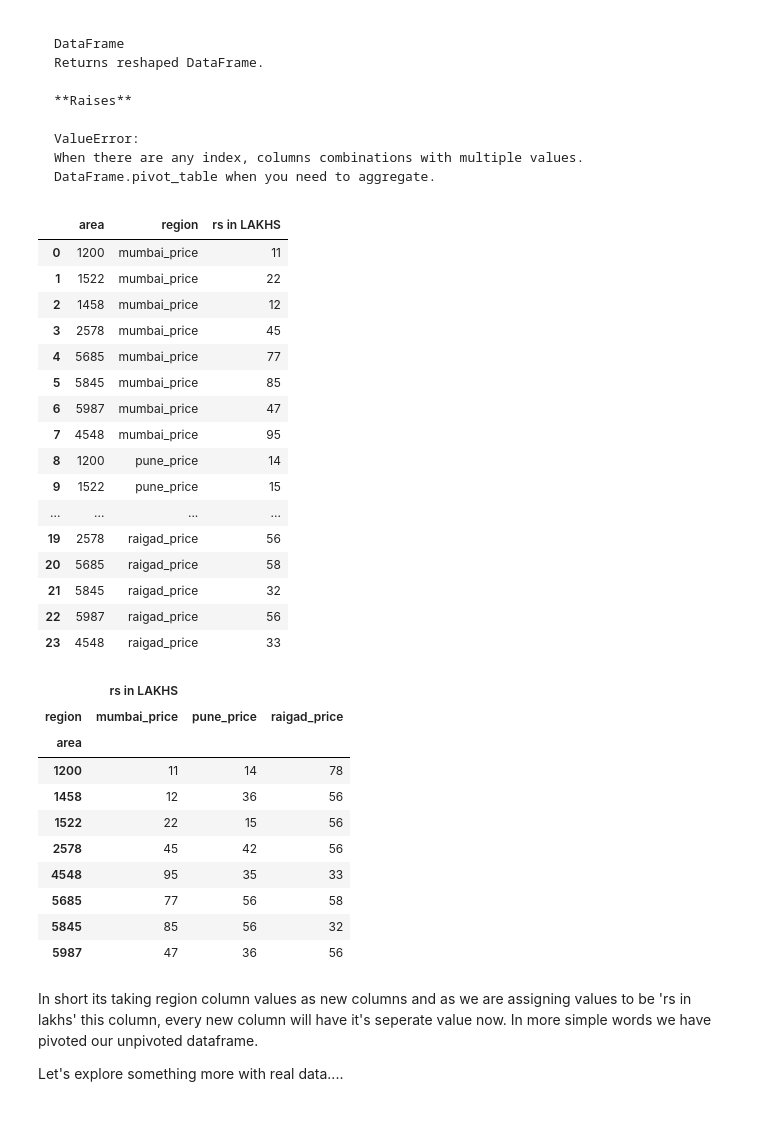
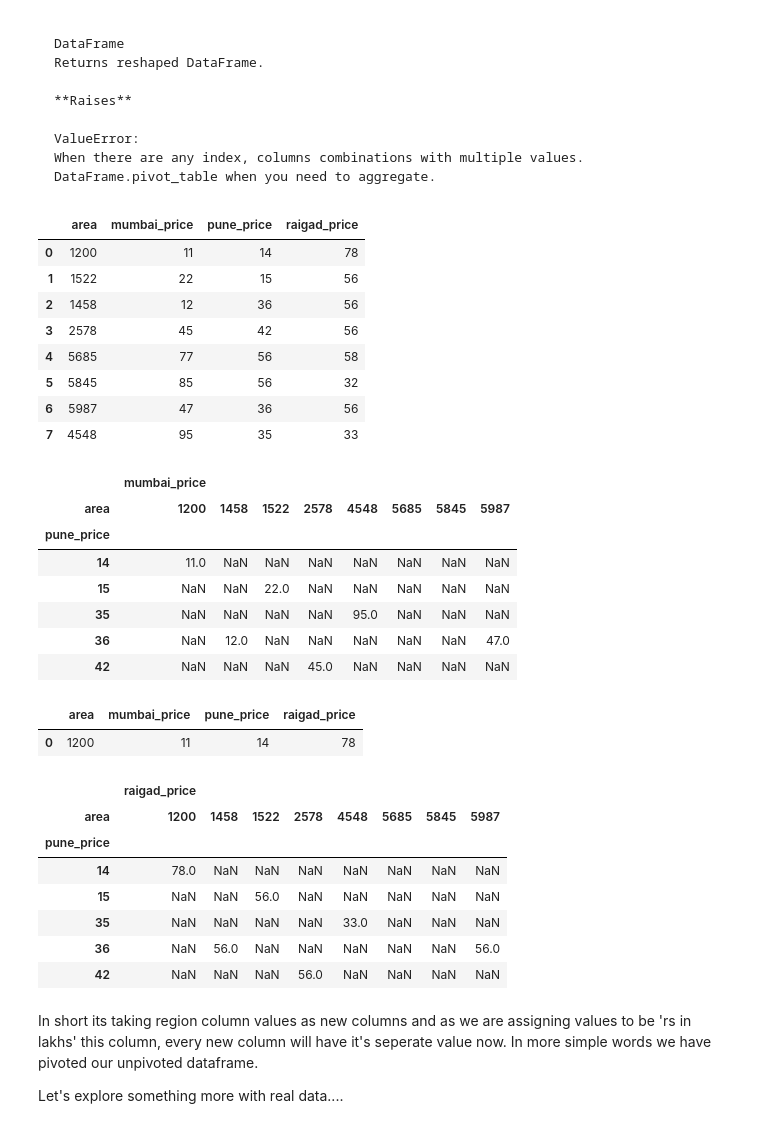
Before and after one commit to Aum-Patel1234/Machine-Learning, a Jupyter notebook: basics/PandasIntroduction.ipynb, the cells around one changed output. Cells and saved outputs as stored; diff of their text form; code cells hidden in the pictures.

Commit message:
started learning nupy and pandas..

````diff
--- a/basics/PandasIntroduction.ipynb
+++ b/basics/PandasIntroduction.ipynb
@@ -1279,43 +1298,59 @@ Returns reshaped DataFrame.
 ValueError:
 When there are any index, columns combinations with multiple values. DataFrame.pivot_table when you need to aggregate.
 ```
-# %%
-df
-# %% [output]
-|  | area | region | rs in LAKHS |
-| 0 | 1200 | mumbai_price | 11 |
-| 1 | 1522 | mumbai_price | 22 |
-| 2 | 1458 | mumbai_price | 12 |
-| 3 | 2578 | mumbai_price | 45 |
-| 4 | 5685 | mumbai_price | 77 |
-| 5 | 5845 | mumbai_price | 85 |
-| 6 | 5987 | mumbai_price | 47 |
-| 7 | 4548 | mumbai_price | 95 |
-| 8 | 1200 | pune_price | 14 |
-| 9 | 1522 | pune_price | 15 |
-| ... | ... | ... | ... |
-| 19 | 2578 | raigad_price | 56 |
-| 20 | 5685 | raigad_price | 58 |
-| 21 | 5845 | raigad_price | 32 |
-| 22 | 5987 | raigad_price | 56 |
-| 23 | 4548 | raigad_price | 33 |
+# %%
+import pandas as pd
+
+df = pd.DataFrame(
+    {
+        "area": [1200, 1522, 1458, 2578, 5685, 5845, 5987, 4548],
+        "mumbai_price": [11, 22, 12, 45, 77, 85, 47, 95],
+        "pune_price": [14, 15, 36, 42, 56, 56, 36, 35],
+        "raigad_price": [78, 56, 56, 56, 58, 32, 56, 33],
+    }
+)
+df
+# %% [output]
+|  | area | mumbai_price | pune_price | raigad_price |
+| 0 | 1200 | 11 | 14 | 78 |
+| 1 | 1522 | 22 | 15 | 56 |
+| 2 | 1458 | 12 | 36 | 56 |
+| 3 | 2578 | 45 | 42 | 56 |
+| 4 | 5685 | 77 | 56 | 58 |
+| 5 | 5845 | 85 | 56 | 32 |
+| 6 | 5987 | 47 | 36 | 56 |
+| 7 | 4548 | 95 | 35 | 33 |
 # %%
 import pandas as pd
 
-pd.pivot(df, columns="region", index="area", values=["rs in LAKHS"])
+pd.pivot(df, columns="area", index="pune_price", values=["mumbai_price"]).head()
 # try to find a conclusion for this function
+# at index pune_price(14) ,column area(1200) the value is 11.0
 # %% [output]
-|  | rs in LAKHS |  |  |
-| region | mumbai_price | pune_price | raigad_price |
-| area |  |  |  |
-| 1200 | 11 | 14 | 78 |
-| 1458 | 12 | 36 | 56 |
-| 1522 | 22 | 15 | 56 |
-| 2578 | 45 | 42 | 56 |
-| 4548 | 95 | 35 | 33 |
-| 5685 | 77 | 56 | 58 |
-| 5845 | 85 | 56 | 32 |
-| 5987 | 47 | 36 | 56 |
+|  | mumbai_price |  |  |  |  |  |  |  |
+| area | 1200 | 1458 | 1522 | 2578 | 4548 | 5685 | 5845 | 5987 |
+| pune_price |  |  |  |  |  |  |  |  |
+| 14 | 11.0 | NaN | NaN | NaN | NaN | NaN | NaN | NaN |
+| 15 | NaN | NaN | 22.0 | NaN | NaN | NaN | NaN | NaN |
+| 35 | NaN | NaN | NaN | NaN | 95.0 | NaN | NaN | NaN |
+| 36 | NaN | 12.0 | NaN | NaN | NaN | NaN | NaN | 47.0 |
+| 42 | NaN | NaN | NaN | 45.0 | NaN | NaN | NaN | NaN |
+# %%
+df[df["area"] == 1200]
+# %% [output]
+|  | area | mumbai_price | pune_price | raigad_price |
+| 0 | 1200 | 11 | 14 | 78 |
+# %%
+pd.pivot(df, columns="area", index="pune_price", values=["raigad_price"]).head()
+# %% [output]
+|  | raigad_price |  |  |  |  |  |  |  |
+| area | 1200 | 1458 | 1522 | 2578 | 4548 | 5685 | 5845 | 5987 |
+| pune_price |  |  |  |  |  |  |  |  |
+| 14 | 78.0 | NaN | NaN | NaN | NaN | NaN | NaN | NaN |
+| 15 | NaN | NaN | 56.0 | NaN | NaN | NaN | NaN | NaN |
+| 35 | NaN | NaN | NaN | NaN | 33.0 | NaN | NaN | NaN |
+| 36 | NaN | 56.0 | NaN | NaN | NaN | NaN | NaN | 56.0 |
+| 42 | NaN | NaN | NaN | 56.0 | NaN | NaN | NaN | NaN |
 # %% [markdown]
 In short its taking region column values as new columns and as we are assigning values to be 'rs in lakhs' this column, every new column will have it's seperate value now. In more simple words we have pivoted our unpivoted dataframe.
 
````
Also changed, not shown: parts of 15 cells of this notebook, 4 other files.
